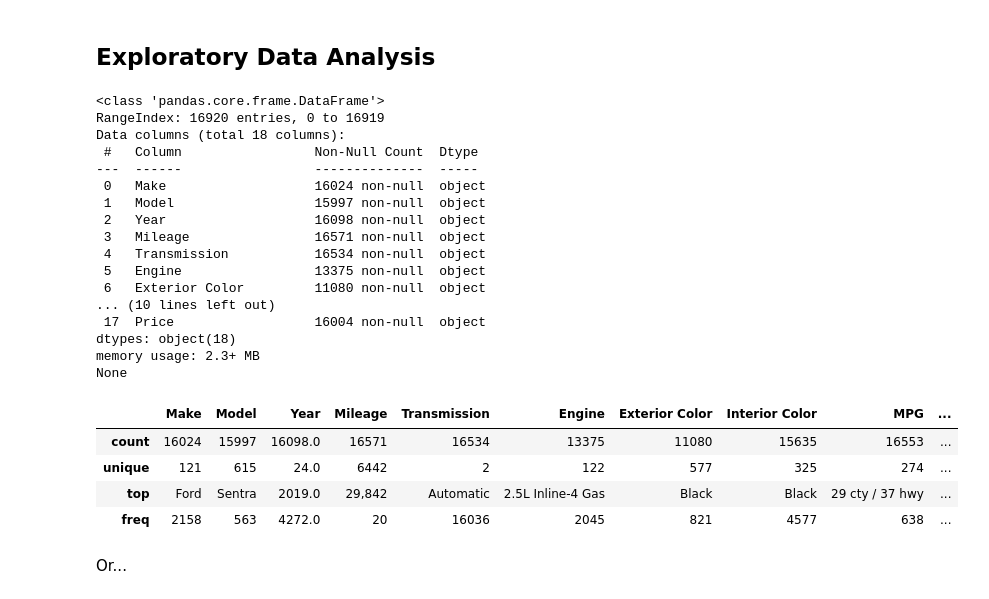
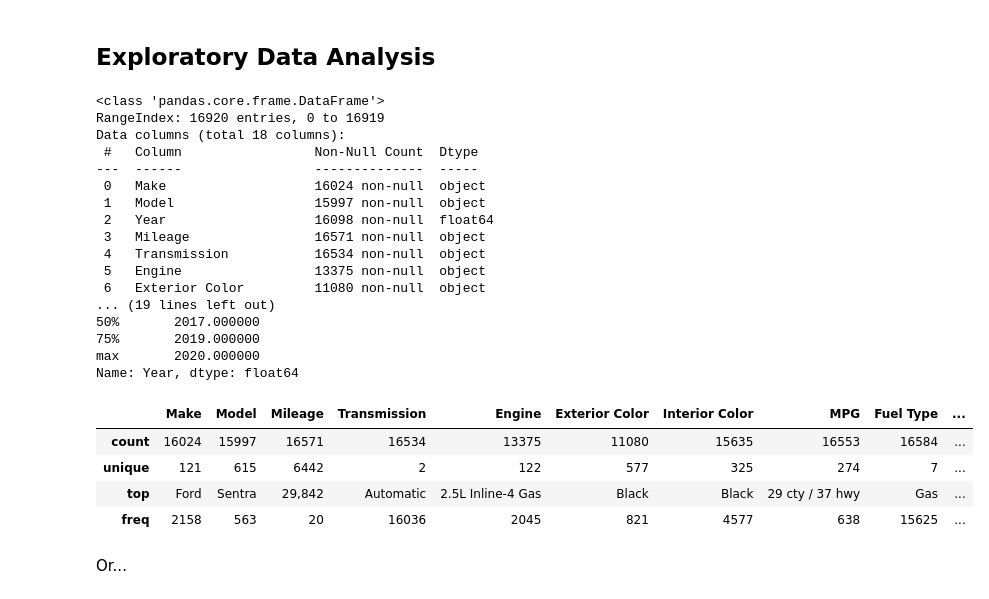
Before and after one commit to AlejandroPenaloza/cars-value-predictor, a Jupyter notebook: predictor.ipynb, the cells around one changed output. Saved outputs shown, nothing was run; the diff lists cells and outputs as text; code cells hidden in the pictures.

```diff
--- a/predictor.ipynb
+++ b/predictor.ipynb
@@ -59,29 +56,30 @@ vehicles_dataset['Year'] = vehicles_dataset['Year'].astype('object')
 # %%
 print(vehicles_dataset.info())
-vehicles_dataset.describe()
+print(vehicles_dataset['Year'].describe())
+vehicles_dataset.drop(columns='Year').describe()
 # %% [output]
 <class 'pandas.core.frame.DataFrame'>
 RangeIndex: 16920 entries, 0 to 16919
 Data columns (total 18 columns):
  #   Column                 Non-Null Count  Dtype
 ---  ------                 --------------  -----
  0   Make                   16024 non-null  object
  1   Model                  15997 non-null  object
- 2   Year                   16098 non-null  object
+ 2   Year                   16098 non-null  float64
  3   Mileage                16571 non-null  object
  4   Transmission           16534 non-null  object
  5   Engine                 13375 non-null  object
  6   Exterior Color         11080 non-null  object
-... (10 lines left out)
- 17  Price                  16004 non-null  object
-dtypes: object(18)
-memory usage: 2.3+ MB
-None
+... (19 lines left out)
+50%       2017.000000
+75%       2019.000000
+max       2020.000000
+Name: Year, dtype: float64
-|  | Make | Model | Year | Mileage | Transmission | Engine | Exterior Color | Interior Color | MPG | ... |
-| count | 16024 | 15997 | 16098.0 | 16571 | 16534 | 13375 | 11080 | 15635 | 16553 | ... |
-| unique | 121 | 615 | 24.0 | 6442 | 2 | 122 | 577 | 325 | 274 | ... |
-| top | Ford | Sentra | 2019.0 | 29,842 | Automatic | 2.5L Inline-4 Gas | Black | Black | 29 cty / 37 hwy | ... |
-| freq | 2158 | 563 | 4272.0 | 20 | 16036 | 2045 | 821 | 4577 | 638 | ... |
+|  | Make | Model | Mileage | Transmission | Engine | Exterior Color | Interior Color | MPG | Fuel Type | ... |
+| count | 16024 | 15997 | 16571 | 16534 | 13375 | 11080 | 15635 | 16553 | 16584 | ... |
+| unique | 121 | 615 | 6442 | 2 | 122 | 577 | 325 | 274 | 7 | ... |
+| top | Ford | Sentra | 29,842 | Automatic | 2.5L Inline-4 Gas | Black | Black | 29 cty / 37 hwy | Gas | ... |
+| freq | 2158 | 563 | 20 | 16036 | 2045 | 821 | 4577 | 638 | 15625 | ... |
 # %% [markdown]
 Or...
 # %%
```
Also changed, not shown: parts of 21 cells of this notebook.
